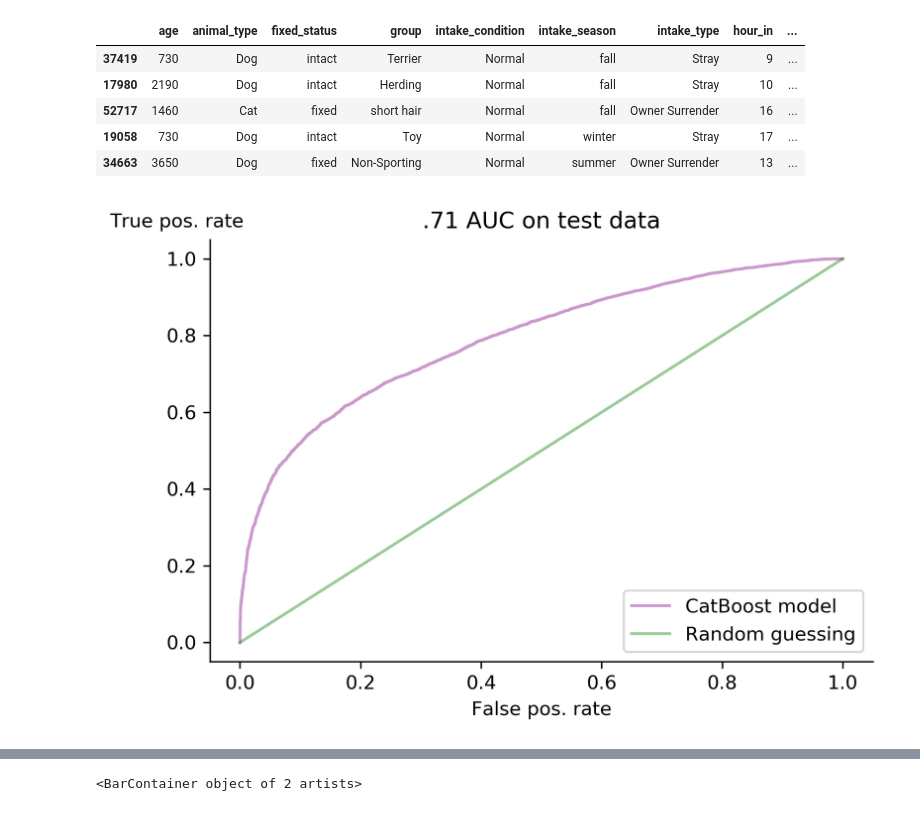
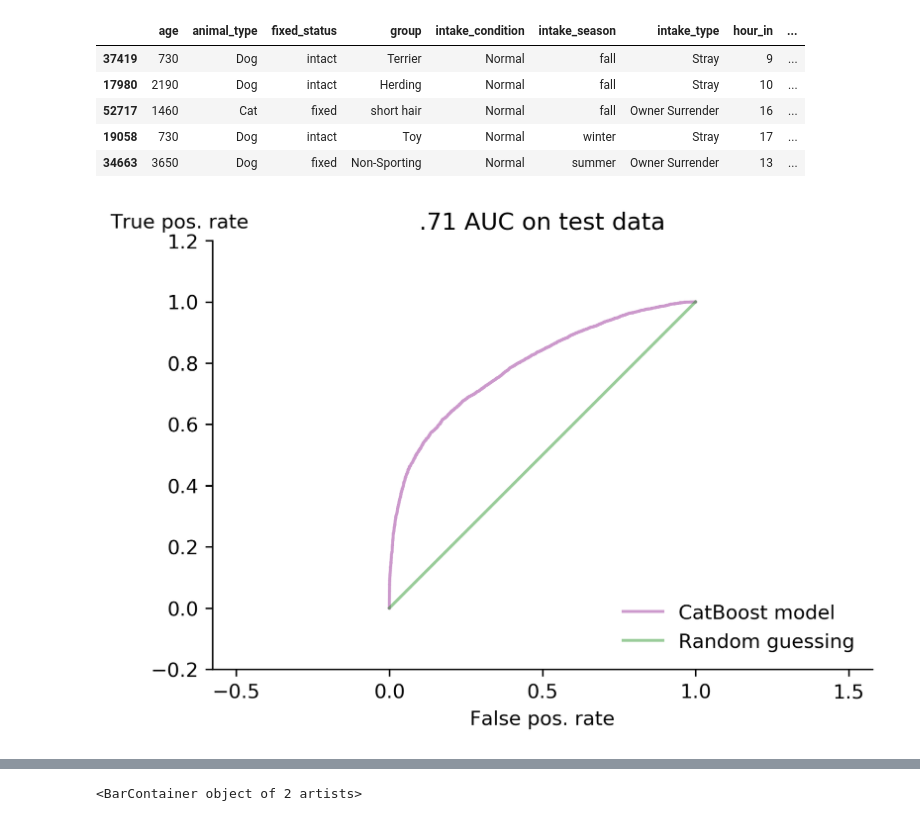
Before and after one commit to luketibbott/kojak, a Jupyter notebook: Plots.ipynb, the cells around one changed output, grey strips where cells are left out. Cells and saved outputs as stored; diff of their text form; code cells hidden in the pictures.

```diff
--- a/Plots.ipynb
+++ b/Plots.ipynb
@@ -72,27 +74,31 @@ X_train.head()
 # %%
 probs = cat_boost.predict_proba(X_test)
 preds = probs[:, 1]
 fpr, tpr, threshold = roc_curve(y_test, preds)
 roc_auc = auc(fpr, tpr)
 
 l = np.linspace(0, 1, 100)
 
 plt.plot(fpr, tpr, color='purple', alpha=0.4, label='CatBoost model')
 plt.plot([0, 1], [0,1], color='green', alpha=0.4, label='Random guessing')
 
 plt.xlabel('False pos. rate', size=10)
 plt.ylabel('True pos. rate', rotation=0)
 plt.title('.71 AUC on test data')
 plt.tick_params(axis='both', which='major', labelsize=10)
-plt.tight_layout()
+#plt.tight_layout()
 
 ax = plt.gca()
 ax.yaxis.set_label_coords(-0.05,1.02)
 ax.spines['right'].set_visible(False)
 ax.spines['top'].set_visible(False)
 
-plt.legend(loc=4);
+plt.axis([0, 1, 0, 1.05])
 
-plt.savefig('ROC_AUC.png');
+ax.axis('equal')
+
+plt.legend(loc=4, frameon=False);
+
+#plt.savefig('ROC_AUC.png');
 # %% [output]
-[figure, old version]
+[figure, new version]
```
Also changed, not shown: parts of 12 cells of this notebook.
